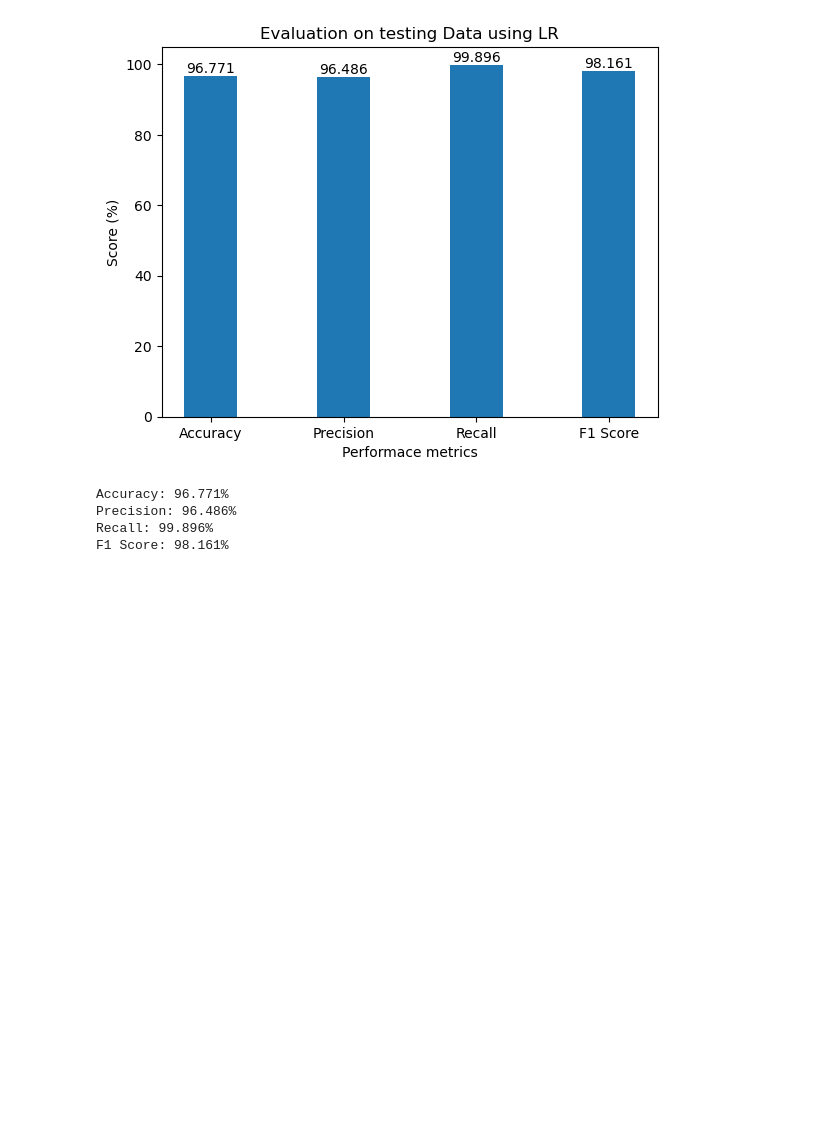
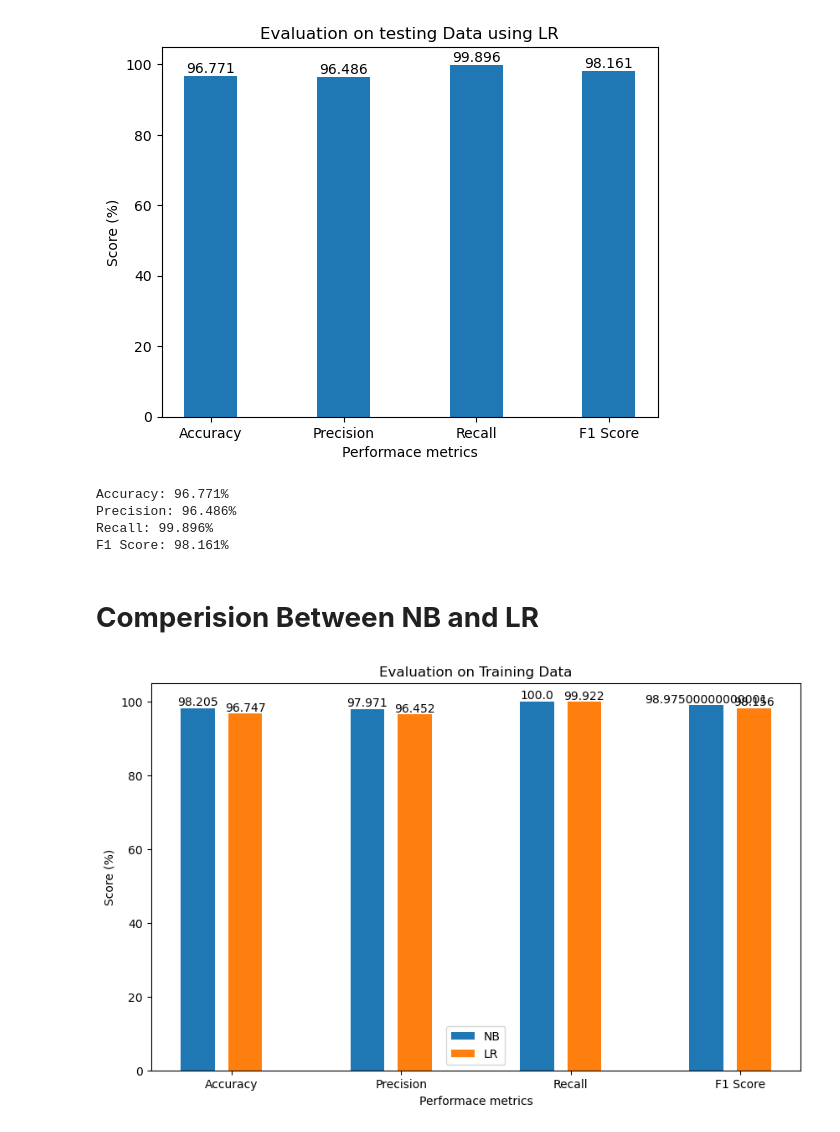
Before and after one commit to Dharmendrathapa3/Spam-Mail-Prediction, a Jupyter notebook: Spam_Mail_Prediction.ipynb, the cells around one changed output. Cells and saved outputs as stored; diff of their text form; code cells hidden in the pictures; blank space fills up the shorter version.

```diff
--- a/Spam_Mail_Prediction.ipynb
+++ b/Spam_Mail_Prediction.ipynb
@@ -271,3 +271,32 @@ Accuracy: 96.771%
 Precision: 96.486%
 Recall: 99.896%
 F1 Score: 98.161%
+# %% [markdown]
+# **Comperision Between NB and LR**
+# %%
+X = ['Accuracy','Precision','Recall','F1 Score']
+evl_nb = [nb_a, nb_p, nb_r, nb_f1]
+evl_lr = [lr_a, lr_p, lr_r, lr_f1]
+
+X_axis = np.arange(len(X))
+plt.figure(figsize=(10, 6))
+
+nbr=plt.bar(X_axis - 0.2, evl_nb, 0.2, label = 'NB')
+lbr=plt.bar(X_axis + 0.08, evl_lr, 0.2, label = 'LR')
+
+
+br=[nbr,lbr]
+for b in br:
+    for bar in b:
+        height = bar.get_height()
+        plt.text(bar.get_x() + bar.get_width() / 2, height,  # position: center top edge
+        str(height), ha='center', va='bottom')
+
+plt.xticks(X_axis, X)
+plt.title("Evaluation on Training Data")
+plt.xlabel("Performace metrics")
+plt.ylabel("Score (%)")
+plt.legend()
+plt.show()
+# %% [output]
+[figure, added]
```
Also changed, not shown: parts of 1 cell of this notebook.
